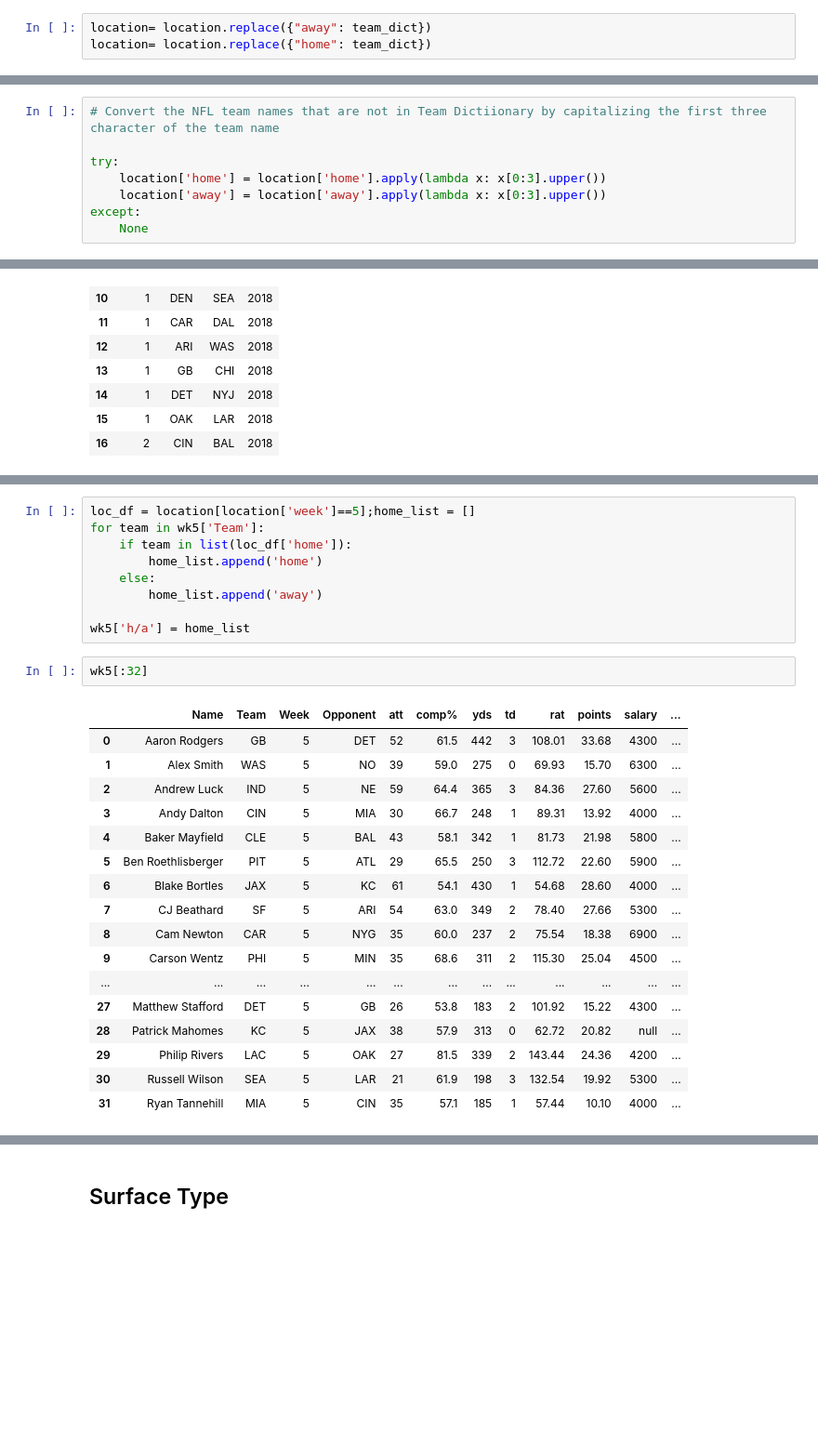
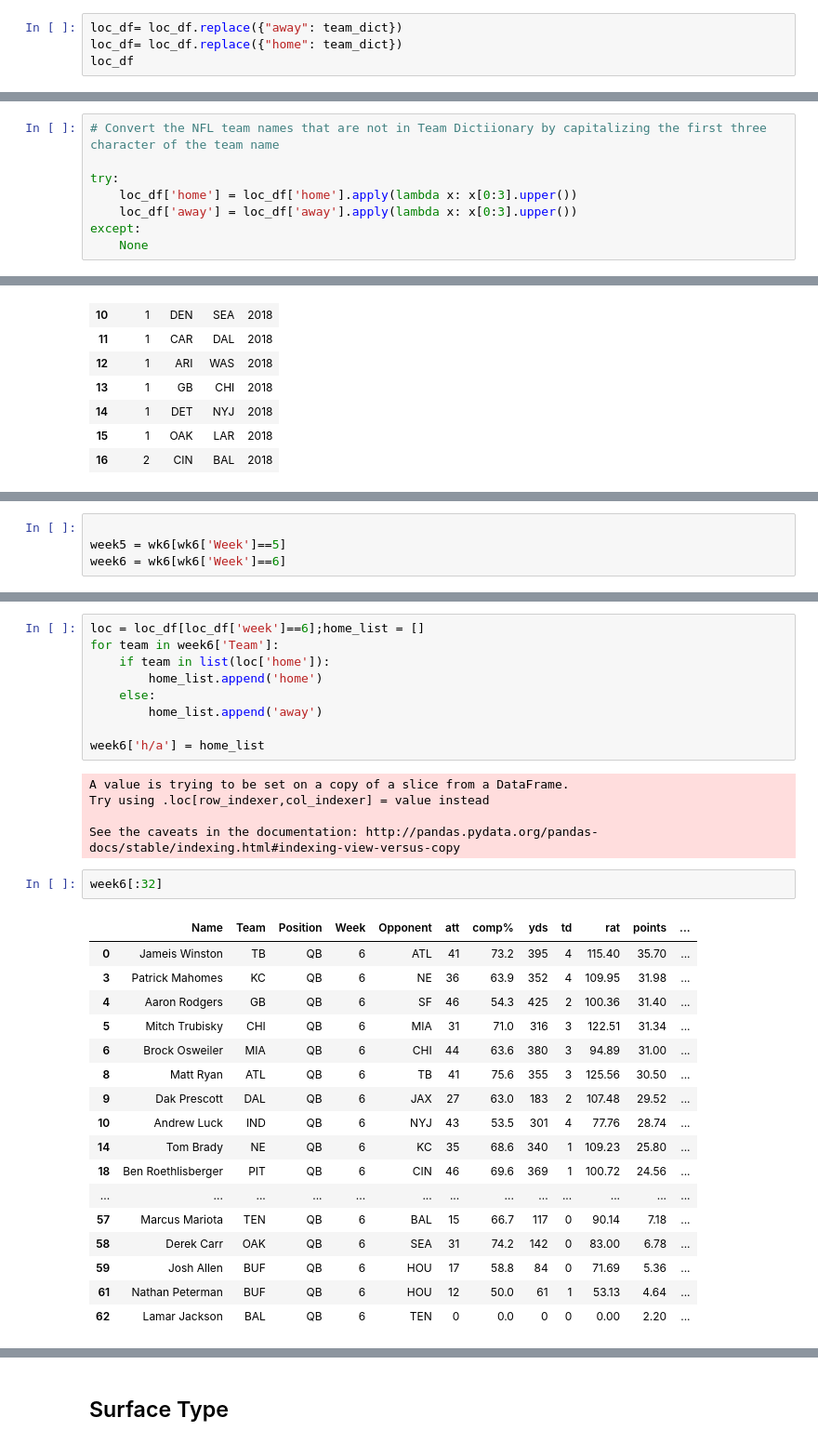
Before and after one commit to bobbdyai73/draftkings, a Jupyter notebook: positional_dataframe_weekly_update.ipynb, the cells around one changed output, grey strips where cells are left out. Shown: that part at 93% size. Saved outputs shown, nothing was run; the diff lists cells and outputs as text; blank space fills up the shorter version.

Commit message:
Reconfiguring dataframes

```diff
--- a/positional_dataframe_weekly_update.ipynb
+++ b/positional_dataframe_weekly_update.ipynb
@@ -522,3 +641,4 @@ except:
 # %%
-location= location.replace({"away": team_dict})
-location= location.replace({"home": team_dict})
+loc_df= loc_df.replace({"away": team_dict})
+loc_df= loc_df.replace({"home": team_dict})
+loc_df
@@ -526,8 +665,8 @@ location= location.replace({"home": team_dict})
 # Convert the NFL team names that are not in Team Dictiionary by capitalizing the first three character of the team name
 
 try:
-    location['home'] = location['home'].apply(lambda x: x[0:3].upper())
-    location['away'] = location['away'].apply(lambda x: x[0:3].upper())
+    loc_df['home'] = loc_df['home'].apply(lambda x: x[0:3].upper())
+    loc_df['away'] = loc_df['away'].apply(lambda x: x[0:3].upper())
 except:
     None
 # %%
@@ -632 +766,5 @@ week4 = df[df['Week']==4]
+# %%
+
+week5 = wk6[wk6['Week']==5]
+week6 = wk6[wk6['Week']==6]
 # %%
@@ -641,29 +800,34 @@ week3.head()
 # %%
-loc_df = location[location['week']==5];home_list = []
-for team in wk5['Team']:
-    if team in list(loc_df['home']):
+loc = loc_df[loc_df['week']==6];home_list = []
+for team in week6['Team']:
+    if team in list(loc['home']):
         home_list.append('home')
     else:
         home_list.append('away')
 
-wk5['h/a'] = home_list
+week6['h/a'] = home_list
+# %% [output]
+A value is trying to be set on a copy of a slice from a DataFrame.
+Try using .loc[row_indexer,col_indexer] = value instead
+
+See the caveats in the documentation: http://pandas.pydata.org/pandas-docs/stable/indexing.html#indexing-view-versus-copy
 # %%
-wk5[:32]
+week6[:32]
 # %% [output]
-|  | Name | Team | Week | Opponent | att | comp% | yds | td | rat | points | salary | ... |
-| 0 | Aaron Rodgers | GB | 5 | DET | 52 | 61.5 | 442 | 3 | 108.01 | 33.68 | 4300 | ... |
-| 1 | Alex Smith | WAS | 5 | NO | 39 | 59.0 | 275 | 0 | 69.93 | 15.70 | 6300 | ... |
-| 2 | Andrew Luck | IND | 5 | NE | 59 | 64.4 | 365 | 3 | 84.36 | 27.60 | 5600 | ... |
-| 3 | Andy Dalton | CIN | 5 | MIA | 30 | 66.7 | 248 | 1 | 89.31 | 13.92 | 4000 | ... |
-| 4 | Baker Mayfield | CLE | 5 | BAL | 43 | 58.1 | 342 | 1 | 81.73 | 21.98 | 5800 | ... |
-| 5 | Ben Roethlisberger | PIT | 5 | ATL | 29 | 65.5 | 250 | 3 | 112.72 | 22.60 | 5900 | ... |
-| 6 | Blake Bortles | JAX | 5 | KC | 61 | 54.1 | 430 | 1 | 54.68 | 28.60 | 4000 | ... |
-| 7 | CJ Beathard | SF | 5 | ARI | 54 | 63.0 | 349 | 2 | 78.40 | 27.66 | 5300 | ... |
-| 8 | Cam Newton | CAR | 5 | NYG | 35 | 60.0 | 237 | 2 | 75.54 | 18.38 | 6900 | ... |
-| 9 | Carson Wentz | PHI | 5 | MIN | 35 | 68.6 | 311 | 2 | 115.30 | 25.04 | 4500 | ... |
+|  | Name | Team | Position | Week | Opponent | att | comp% | yds | td | rat | points | ... |
+| 0 | Jameis Winston | TB | QB | 6 | ATL | 41 | 73.2 | 395 | 4 | 115.40 | 35.70 | ... |
+| 3 | Patrick Mahomes | KC | QB | 6 | NE | 36 | 63.9 | 352 | 4 | 109.95 | 31.98 | ... |
+| 4 | Aaron Rodgers | GB | QB | 6 | SF | 46 | 54.3 | 425 | 2 | 100.36 | 31.40 | ... |
+| 5 | Mitch Trubisky | CHI | QB | 6 | MIA | 31 | 71.0 | 316 | 3 | 122.51 | 31.34 | ... |
+| 6 | Brock Osweiler | MIA | QB | 6 | CHI | 44 | 63.6 | 380 | 3 | 94.89 | 31.00 | ... |
+| 8 | Matt Ryan | ATL | QB | 6 | TB | 41 | 75.6 | 355 | 3 | 125.56 | 30.50 | ... |
+| 9 | Dak Prescott | DAL | QB | 6 | JAX | 27 | 63.0 | 183 | 2 | 107.48 | 29.52 | ... |
+| 10 | Andrew Luck | IND | QB | 6 | NYJ | 43 | 53.5 | 301 | 4 | 77.76 | 28.74 | ... |
+| 14 | Tom Brady | NE | QB | 6 | KC | 35 | 68.6 | 340 | 1 | 109.23 | 25.80 | ... |
+| 18 | Ben Roethlisberger | PIT | QB | 6 | CIN | 46 | 69.6 | 369 | 1 | 100.72 | 24.56 | ... |
 | ... | ... | ... | ... | ... | ... | ... | ... | ... | ... | ... | ... | ... |
-| 27 | Matthew Stafford | DET | 5 | GB | 26 | 53.8 | 183 | 2 | 101.92 | 15.22 | 4300 | ... |
-| 28 | Patrick Mahomes | KC | 5 | JAX | 38 | 57.9 | 313 | 0 | 62.72 | 20.82 | null | ... |
-| 29 | Philip Rivers | LAC | 5 | OAK | 27 | 81.5 | 339 | 2 | 143.44 | 24.36 | 4200 | ... |
-| 30 | Russell Wilson | SEA | 5 | LAR | 21 | 61.9 | 198 | 3 | 132.54 | 19.92 | 5300 | ... |
-| 31 | Ryan Tannehill | MIA | 5 | CIN | 35 | 57.1 | 185 | 1 | 57.44 | 10.10 | 4000 | ... |
+| 57 | Marcus Mariota | TEN | QB | 6 | BAL | 15 | 66.7 | 117 | 0 | 90.14 | 7.18 | ... |
+| 58 | Derek Carr | OAK | QB | 6 | SEA | 31 | 74.2 | 142 | 0 | 83.00 | 6.78 | ... |
+| 59 | Josh Allen | BUF | QB | 6 | HOU | 17 | 58.8 | 84 | 0 | 71.69 | 5.36 | ... |
+| 61 | Nathan Peterman | BUF | QB | 6 | HOU | 12 | 50.0 | 61 | 1 | 53.13 | 4.64 | ... |
+| 62 | Lamar Jackson | BAL | QB | 6 | TEN | 0 | 0.0 | 0 | 0 | 0.00 | 2.20 | ... |
```
Also changed, not shown: parts of 71 cells of this notebook, 34 other files.
